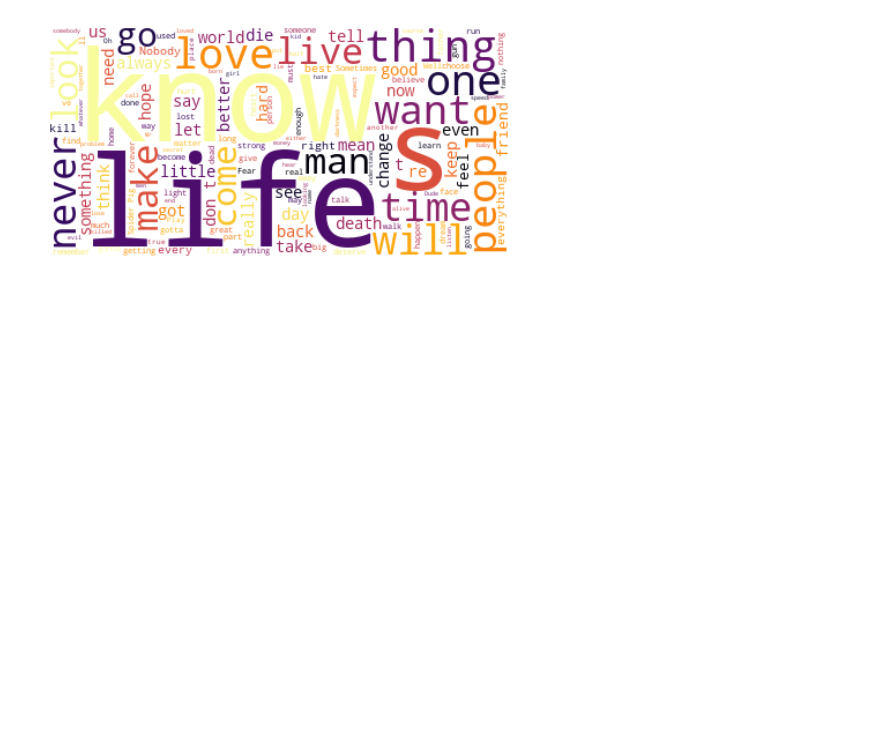
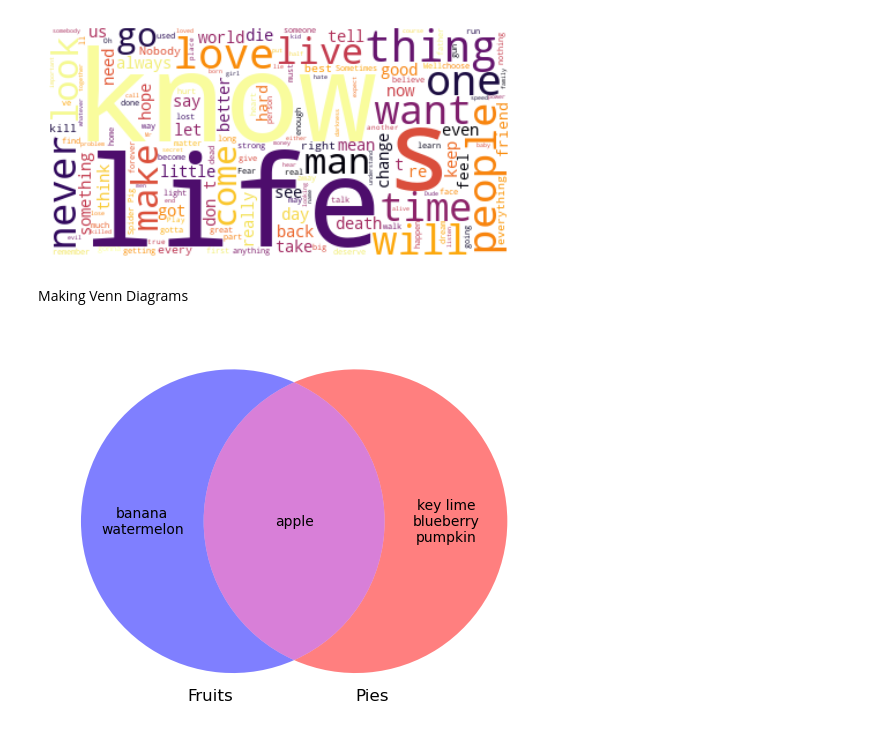
Before and after one commit to andreaholstein/visualization, a Jupyter notebook: classcode4.ipynb, the cells around one changed output. Cells and saved outputs as stored; diff of their text form; code cells hidden in the pictures; blank space fills up the shorter version.

Commit message:
Hotfix to restore Venn Diagram Code!

```diff
--- a/classcode4.ipynb
+++ b/classcode4.ipynb
@@ -169,3 +169,22 @@ ax.axis('off') # turn off tick marks, etc..
 # %% [output]
 (-0.5, 399.5, 199.5, -0.5)
 [figure]
+# %% [markdown]
+Making Venn Diagrams
+# %%
+from matplotlib_venn import venn2, venn2_circles, venn2_unweighted
+
+A = set(["apple", "banana", "watermelon"])
+B = set(["pumpkin", "blueberry", "apple", "key lime"])
+
+diagram = venn2_unweighted([A, B],
+                            set_labels = ('Fruits', 'Pies'),
+                            set_colors=("blue", "red"),
+                            alpha=0.5)
+
+
+diagram.get_label_by_id("10").set_text("\n".join(A-B)) # in binary, 10 = left circle; show items in A not also in B
+diagram.get_label_by_id("11").set_text("\n".join(A&B)) # in binary, 11 = middle overlap between both circles; show items in A and also in B
+diagram.get_label_by_id("01").set_text("\n".join(B-A)) # in binary, 01 = right circle; show items in B not also in A
+# %% [output]
+[figure, added]
```
